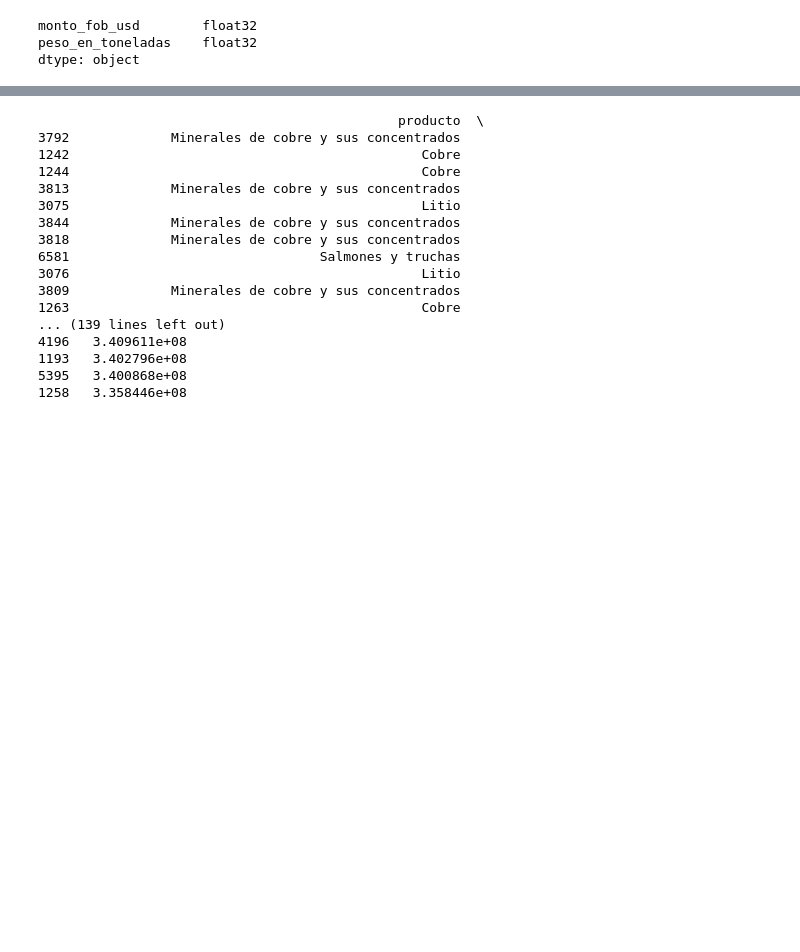
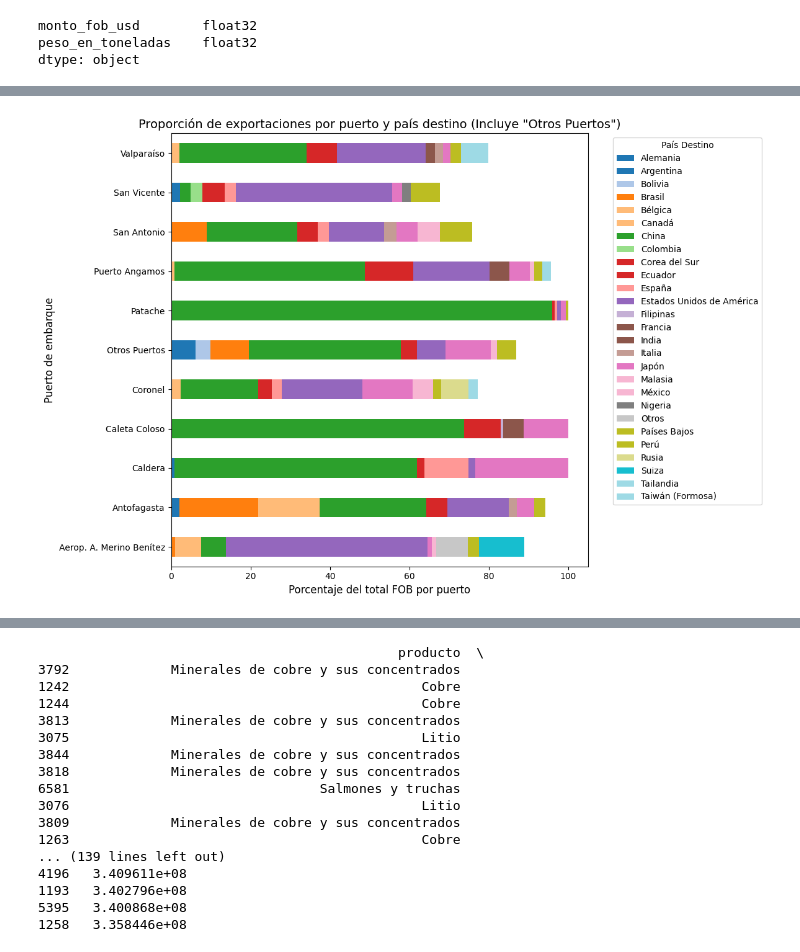
Before and after one commit to ebarzeb/PORTAFOLIO-ANALISIS-DE-DATOS, a Jupyter notebook: proyecto exportaciones chile 2023.ipynb, the cells around one changed output, grey strips where cells are left out. Drawn from its saved outputs; the diff is of its cells as text; code cells hidden in the pictures; blank space fills up the shorter version.

```diff
--- a/proyecto exportaciones chile 2023.ipynb
+++ b/proyecto exportaciones chile 2023.ipynb
@@ -1016,0 +901,19 @@ print(top_10_paises_por_puerto)
+# %%
+# 33. Calcular el HHI (Índice de Herfindahl-Hirschman) por país
+
+# Verificar que las columnas existan y calcular cuota de mercado si no está
+if 'cuota_mercado' not in df_exp.columns:
+    df_exp['cuota_mercado'] = df_exp['monto_fob_usd'] / df_exp['monto_fob_usd'].sum()
+
+# Calcular HHI por país de destino
+hhi_pais_destino = df_exp.groupby('pais_destino')['cuota_mercado'].sum().apply(lambda x: x**2).sum()
+
+# Clasificar el HHI según su valor
+if hhi_pais_destino <= 0.15:
+    clasificacion = "Bajo"
+elif 0.15 < hhi_pais_destino <= 0.25:
+    clasificacion = "Medio"
+else:
+    clasificacion = "Alto"
+
+print(f"HHI: {hhi_pais_destino:.4f}, Clasificación: {clasificacion}")
@@ -1016,0 +971,51 @@ print(top_10_paises_por_puerto)
+# %%
+#Proporción por puerto y país destino
+
+# Calcular la suma total de exportaciones por puerto
+df_importaciones_por_puerto_pais = df_exp.groupby(['puerto_embarque', 'pais_destino'])['monto_fob_usd'].sum().reset_index()
+df_totales_por_puerto = df_importaciones_por_puerto_pais.groupby('puerto_embarque')['monto_fob_usd'].sum().reset_index()
+df_totales_por_puerto.rename(columns={'monto_fob_usd': 'total_puerto'}, inplace=True)
+
+# Filtrar los 10 puertos con mayor monto FOB exportado
+top_10_puertos = df_totales_por_puerto.sort_values(by='total_puerto', ascending=False).head(10)
+otros_puertos = df_totales_por_puerto[~df_totales_por_puerto['puerto_embarque'].isin(top_10_puertos['puerto_embarque'])]
+
+# Calcular el monto total de los "Otros Puertos"
+otros_total = otros_puertos['total_puerto'].sum()
+otros_puertos_data = pd.DataFrame({
+    'puerto_embarque': ['Otros Puertos'],
+    'total_puerto': [otros_total]
+})
+
+# Agregar los "Otros Puertos" al DataFrame de puertos principales
+df_totales_final = pd.concat([top_10_puertos, otros_puertos_data], ignore_index=True)
+
+# Filtrar datos originales y agregar categoría "Otros Puertos"
+df_importaciones_filtrados = df_importaciones_por_puerto_pais[df_importaciones_por_puerto_pais['puerto_embarque'].isin(top_10_puertos['puerto_embarque'])]
+otros_puertos_agrupados = df_exp[~df_exp['puerto_embarque'].isin(top_10_puertos['puerto_embarque'])].groupby('pais_destino')['monto_fob_usd'].sum().reset_index()
+otros_puertos_agrupados['puerto_embarque'] = 'Otros Puertos'
+
+# Combinar datos filtrados con los "Otros Puertos"
+df_final = pd.concat([df_importaciones_filtrados, otros_puertos_agrupados], ignore_index=True)
+
+# Calcular proporción y porcentaje
+df_final = df_final.merge(df_totales_final, on='puerto_embarque')
+df_final['proporcion'] = df_final['monto_fob_usd'] / df_final['total_puerto']
+df_final['porcentaje_puerto'] = df_final['proporcion'] * 100
+
+# Obtener los Top 10 países por monto FOB para cada puerto
+top_paises_por_puerto = df_final.sort_values(by=['puerto_embarque', 'monto_fob_usd'], ascending=[True, False]).groupby('puerto_embarque').head(10)
+
+# Crear la tabla dinámica para el gráfico
+pivot_data = top_paises_por_puerto.pivot(index='puerto_embarque', columns='pais_destino', values='porcentaje_puerto').fillna(0)
+
+# Graficar los datos (horizontal)
+pivot_data.plot(kind='barh', stacked=True, figsize=(12, 8), cmap='tab20')
+plt.title('Proporción de exportaciones por puerto y país destino (Incluye "Otros Puertos")', fontsize=14)
+plt.xlabel('Porcentaje del total FOB por puerto', fontsize=12)
+plt.ylabel('Puerto de embarque', fontsize=12)
+plt.legend(bbox_to_anchor=(1.05, 1), loc='upper left', title='País Destino')
+plt.tight_layout()
+plt.show()
+# %% [output]
+[figure, added]
```
Also changed, not shown: parts of 58 cells of this notebook.
